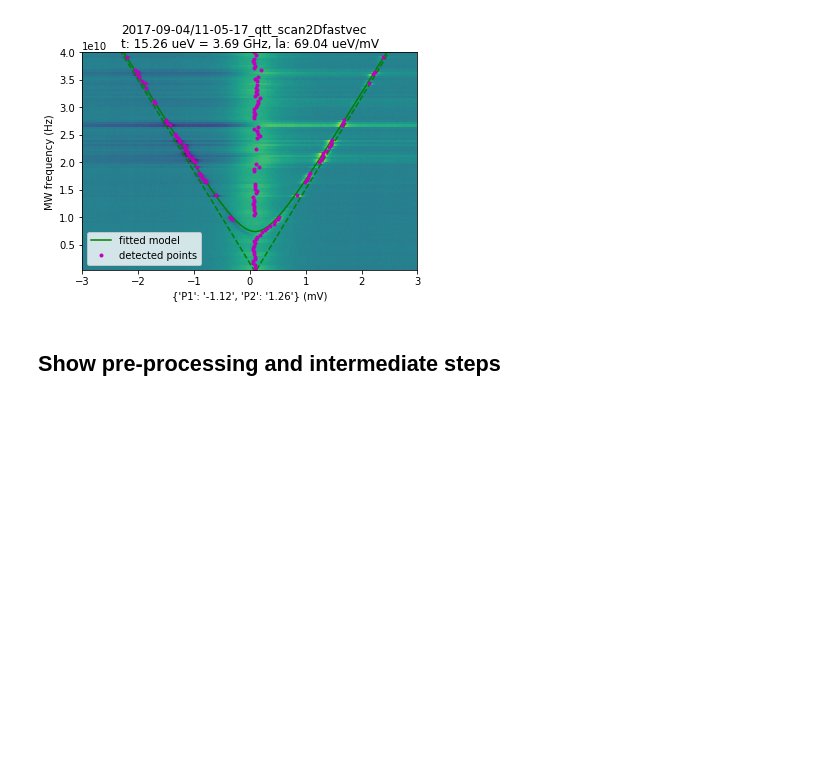
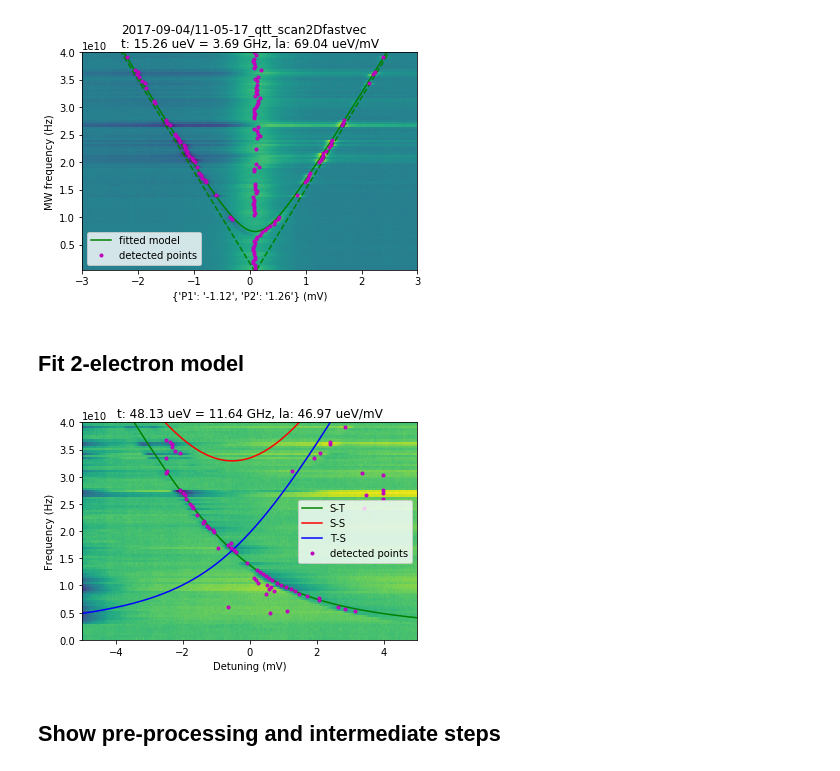
Before and after one commit to QuTech-Delft/qtt, a Jupyter notebook: examples/example_PAT_fitting.ipynb, the cells around one changed output. Drawn from its saved outputs; the diff is of its cells as text; code cells hidden in the pictures; blank space fills up the shorter version.

```diff
--- a/examples/example_PAT_fitting.ipynb
+++ b/examples/example_PAT_fitting.ipynb
@@ -82,3 +75,5 @@ _=plt.legend()
 # FIXME: from detected points only inliers??
 # %% [output]
 [figure]
+# %% [markdown]
+## Fit 2-electron model
@@ -85,3 +83,20 @@ _=plt.legend()
+# %%
+x_data = dataset_pat.sweepparam.ndarray[0]
+y_data = np.array(dataset_pat.mwsource_frequency)
+z_data = np.array(dataset_pat.measured)
+background = np.array(dataset_pol.default_parameter_array())
+
+pp, pat_fit = fit_pat(x_data, y_data, z_data, background, trans='two_ele', even_branches=[True, False, False])
+imq=pat_fit['imq']
+
+#%
+pat_fit_fig = plt.figure(100); plt.clf()
+plot_pat_fit(x_data, y_data, imq, pp, fig=pat_fit_fig.number, label='fitted model', trans='two_ele')
+plt.plot(pat_fit['xd'], pat_fit['yd'], '.m', label='detected points')
+plt.title('t: %.2f ueV = %.2f GHz, la: %.2f ueV/mV' % (np.abs(pp[2]), np.abs(pp[2]/ueV2GHz), pp[1]))
+_=plt.legend()
+# %% [output]
+[figure, added]
 # %% [markdown]
 ## Show pre-processing and intermediate steps
 # %%
```
Also changed, not shown: parts of 5 cells of this notebook, 1 other file.
